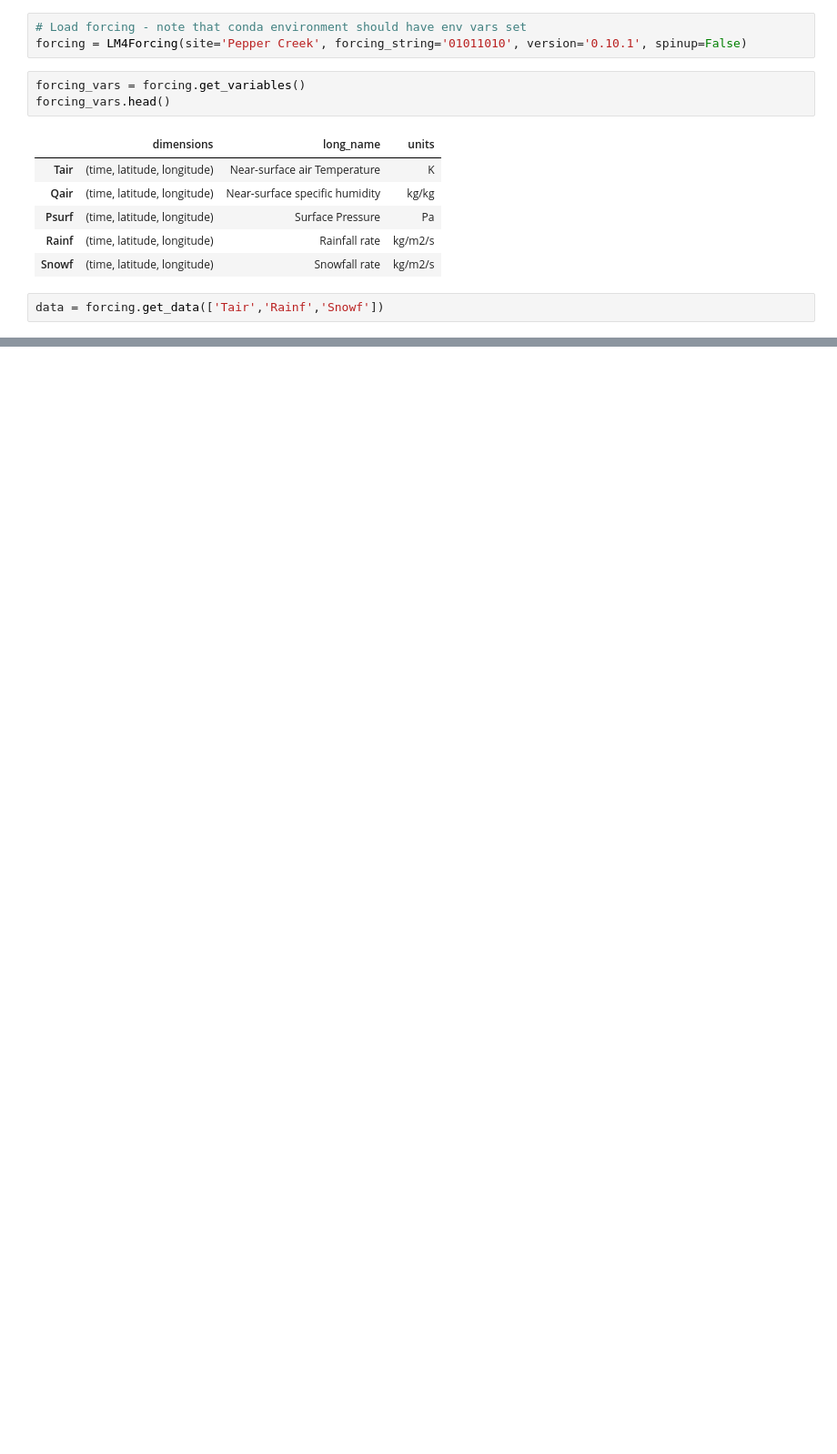
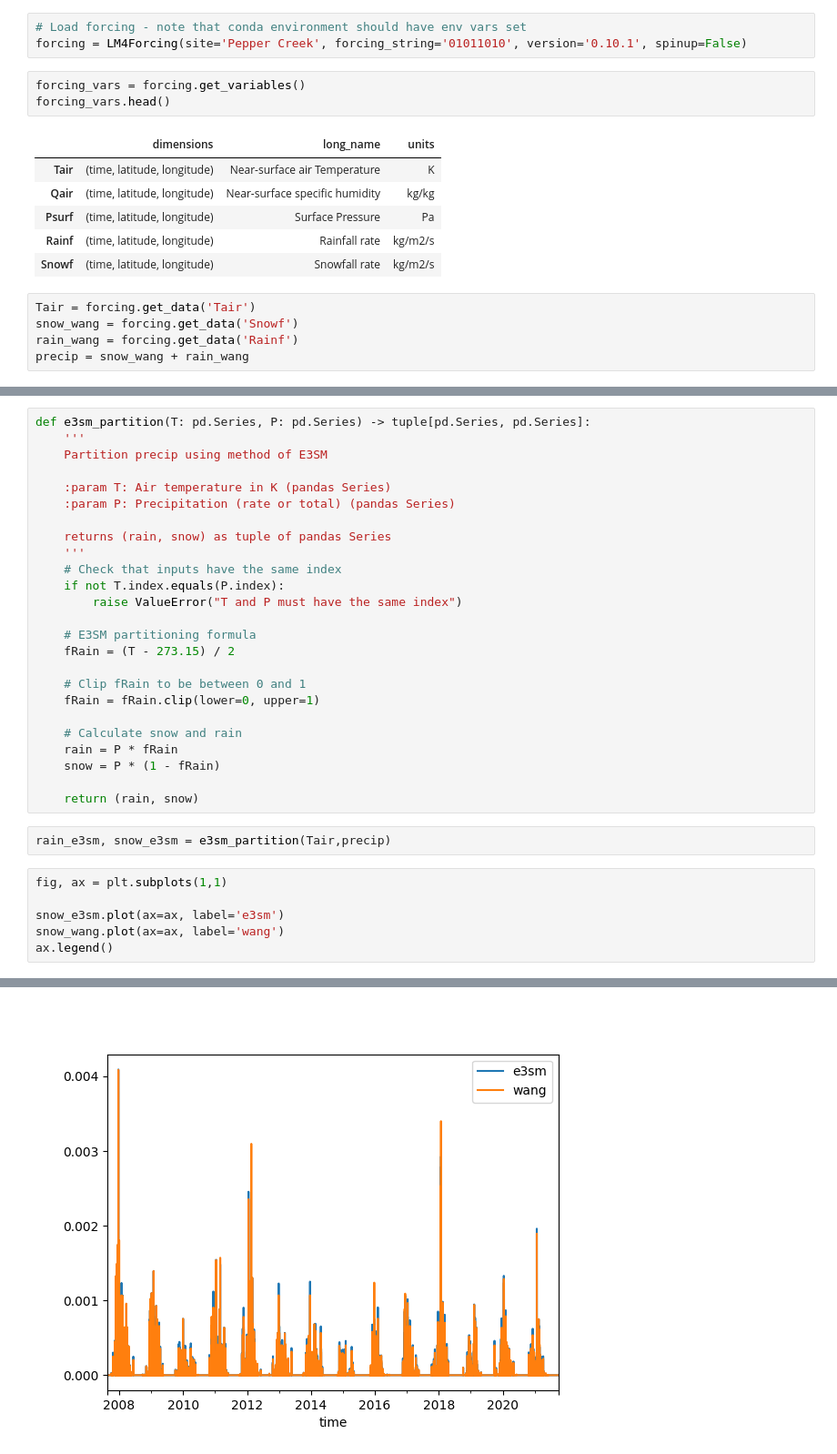
Before and after one commit to chrisrycx/lm4px_data_analysis, a Jupyter notebook: forcing_validation/PrecipPartition.ipynb, the cells around one changed output, grey strips where cells are left out. Shown at 91% size. Drawn from its saved outputs; the diff is of its cells as text; blank space fills up the shorter version.

Commit message:
Finished initial version of precip partition analysis

```diff
--- a/forcing_validation/PrecipPartition.ipynb
+++ b/forcing_validation/PrecipPartition.ipynb
@@ -21,4 +22,7 @@ forcing_vars.head()
 | Rainf | (time, latitude, longitude) | Rainfall rate | kg/m2/s |
 | Snowf | (time, latitude, longitude) | Snowfall rate | kg/m2/s |
 # %%
-data = forcing.get_data(['Tair','Rainf','Snowf'])
+Tair = forcing.get_data('Tair')
+snow_wang = forcing.get_data('Snowf')
+rain_wang = forcing.get_data('Rainf')
+precip = snow_wang + rain_wang
@@ -26,0 +32,34 @@ TypeError: unhashable type: 'list'
+# %%
+def e3sm_partition(T: pd.Series, P: pd.Series) -> tuple[pd.Series, pd.Series]:
+    '''
+    Partition precip using method of E3SM
+
+    :param T: Air temperature in K (pandas Series)
+    :param P: Precipitation (rate or total) (pandas Series)
+
+    returns (rain, snow) as tuple of pandas Series
+    '''
+    # Check that inputs have the same index
+    if not T.index.equals(P.index):
+        raise ValueError("T and P must have the same index")
+
+    # E3SM partitioning formula
+    fRain = (T - 273.15) / 2
+
+    # Clip fRain to be between 0 and 1
+    fRain = fRain.clip(lower=0, upper=1)
+
+    # Calculate snow and rain
+    rain = P * fRain
+    snow = P * (1 - fRain)
+
+    return (rain, snow)
+# %%
+rain_e3sm, snow_e3sm = e3sm_partition(Tair,precip)
+# %%
+fig, ax = plt.subplots(1,1)
+
+snow_e3sm.plot(ax=ax, label='e3sm')
+snow_wang.plot(ax=ax, label='wang')
+ax.legend()
+# %% [output]
@@ -26,0 +67 @@ TypeError: unhashable type: 'list'
+[figure, added]
```
Also changed, not shown: parts of 5 cells of this notebook.
